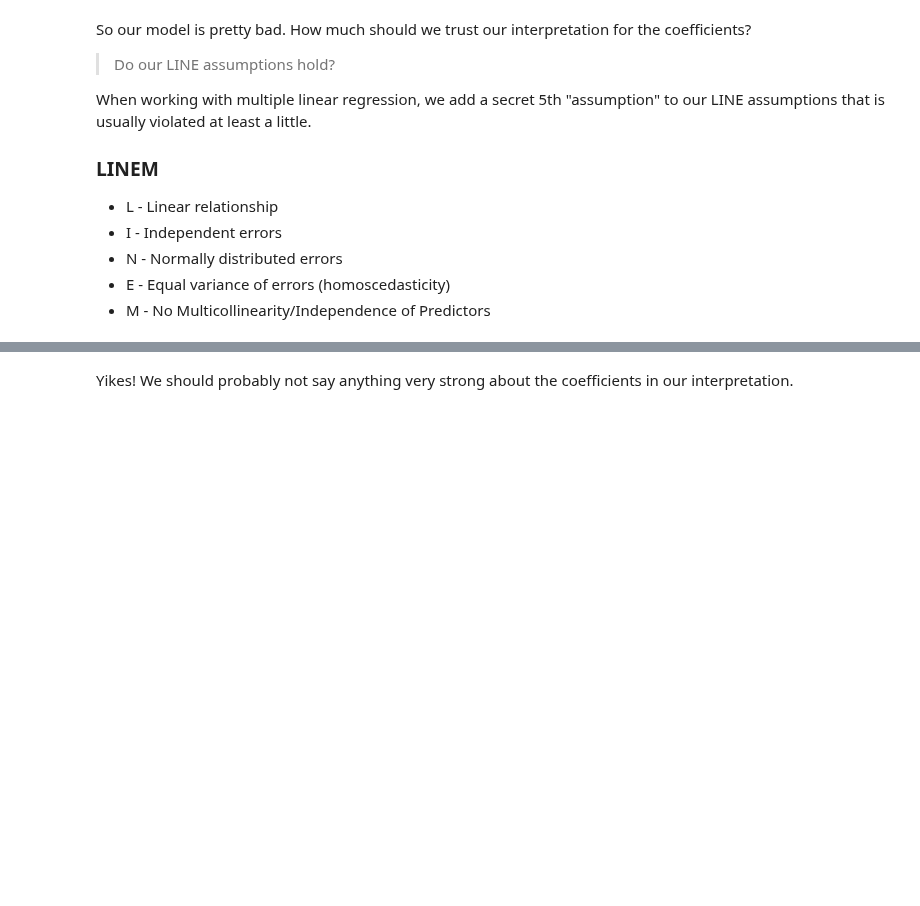
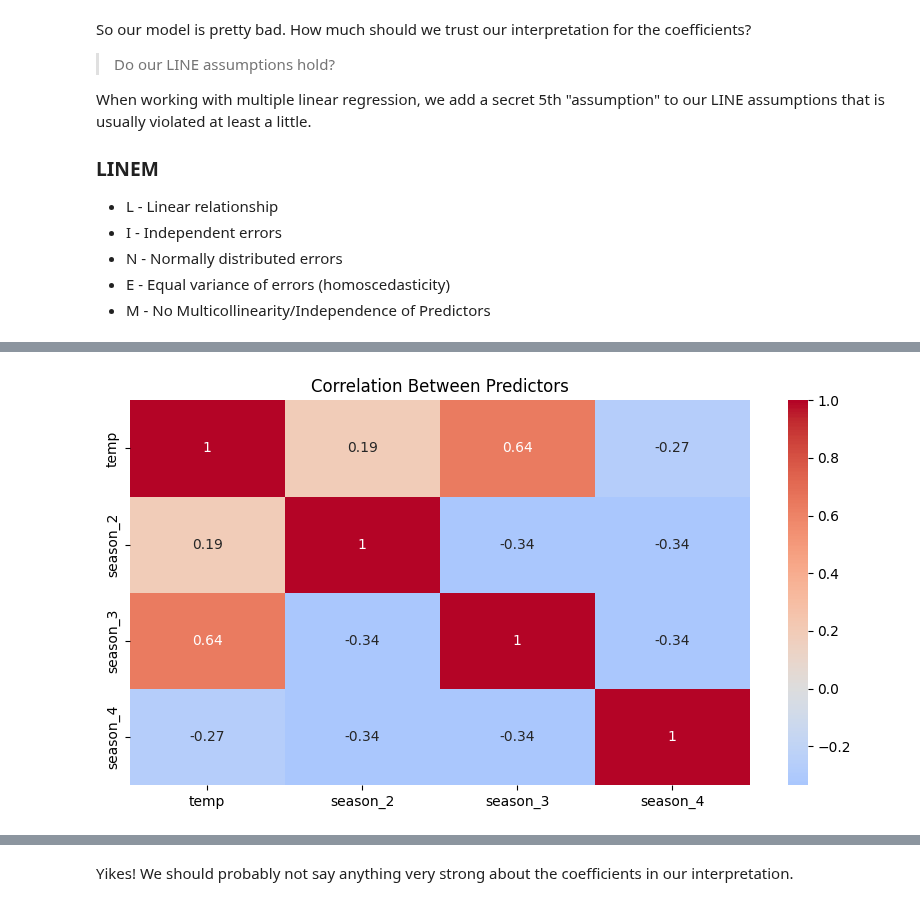
Before and after one commit to Ch3ddarr/DSB-Unit-03, a Jupyter notebook: 02 - Linear Regression I/03-multiple-linear-regression.ipynb, the cells around one changed output, grey strips where cells are left out. Cells and saved outputs as stored; diff of their text form; code cells hidden in the pictures; blank space fills up the shorter version.

```diff
--- a/02 - Linear Regression I/03-multiple-linear-regression.ipynb
+++ b/02 - Linear Regression I/03-multiple-linear-regression.ipynb
@@ -247,3 +287,17 @@ When working with multiple linear regression, we add a secret 5th "assumption" t
 # %%
 # M/I:
 # Honestly temperature might be a little correlated with season, but not enough to be worried
+fig,ax=plt.subplots(figsize=(10,5))
+
+sns.heatmap(
+    X.corr()
+    ,annot=True
+    ,cmap='coolwarm'
+    ,center=0
+    ,ax=ax
+)
+
+ax.set_title('Correlation Between Predictors')
+plt.show()
+# %% [output]
+[figure, added]
```
Also changed, not shown: parts of 53 cells of this notebook.
